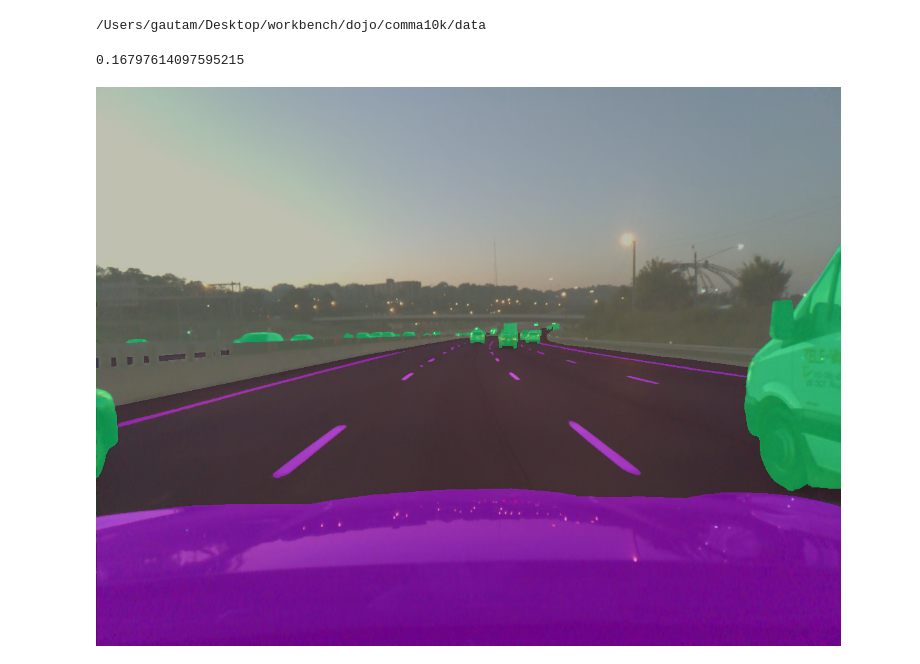
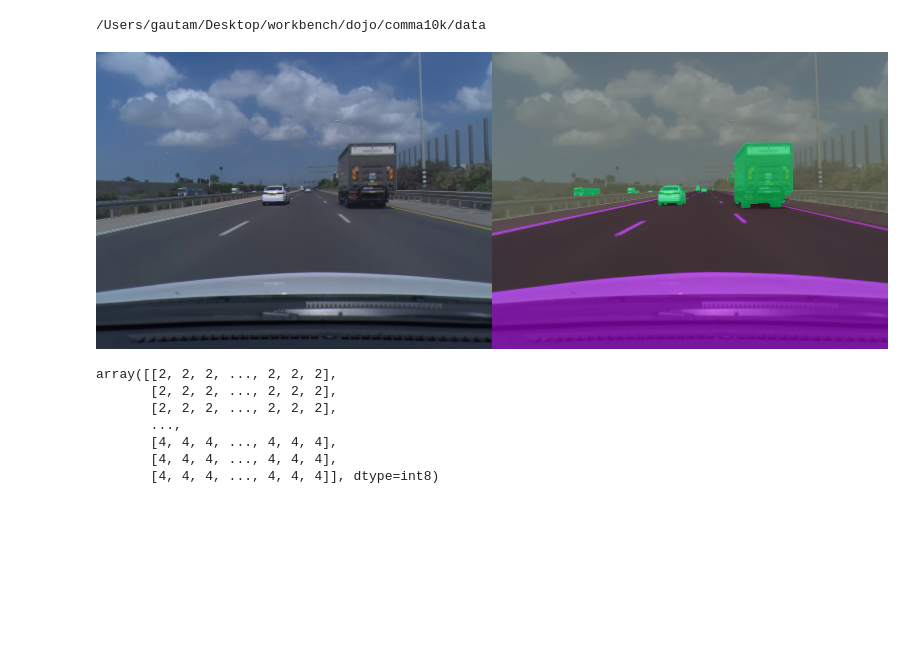
Before and after one commit to gmittal/ai-playground, a Jupyter notebook: nb/comma10k.ipynb, the cells around one changed output. Cells and saved outputs as stored; diff of their text form; code cells hidden in the pictures; blank space fills up the shorter version.

```diff
--- a/nb/comma10k.ipynb
+++ b/nb/comma10k.ipynb
@@ -7,9 +7,14 @@ import matplotlib.pyplot as plt
 cd ~/Desktop/workbench/dojo/comma10k/data
 # %% [output]
 /Users/gautam/Desktop/workbench/dojo/comma10k/data
+# %%
+def concat_img_horizontal(ims):
+    dst = Image.new('RGB', (ims[0].width * len(ims), ims[0].height))
+    for i, im in enumerate(ims):
+        dst.paste(im, (i * im.width, 0))
+    return dst
 # %%
 class Comma10K:
-
     def __init__(self, *, path, train):
         self.path = Path(path)
         with open(self.path / 'files_trainable') as f:
@@ -29,15 +34,16 @@ class Comma10K:
         return len(self.mask_files)
 
     def __getitem__(self, idx):
-        mask_path = Path(mask_files[idx])
+        mask_path = Path(self.mask_files[idx])
         img_path = self.path / Path('imgs') / mask_path.name
 
         # this is expensive
         rgb_mask = np.array(Image.open(mask_path))
         rgb_img = np.array(Image.open(img_path))
 
+        # use -1 as ignore index
         canvas = -np.ones(rgb_mask.shape[:2], dtype=np.int8)
-        for (cat_id, cat_rgb) in classes.values():
+        for (cat_id, cat_rgb) in self.classes.values():
             cat_x, cat_y, _ = np.where(rgb_mask == cat_rgb)
             canvas[cat_x, cat_y] = cat_id
 
@@ -45,18 +51,23 @@ class Comma10K:
 # %%
 ds = Comma10K(path='.', train=False)
 # %%
-import time
-start = time.time()
-rgb_img, canvas = ds[1000]
-end = time.time() - start
-print(end)
+rgb_img, canvas = ds[220]
 
 cmap = np.array([v[1] for v in ds.classes.values()], dtype=np.uint8)
 camera = Image.fromarray(rgb_img)
 rgb_canv = Image.fromarray(cmap[canvas]).convert("RGBA")
 rgb_canv.putalpha(127)
 camera.paste(rgb_canv, (0, 0), rgb_canv)
-camera
+concat_img_horizontal([Image.fromarray(rgb_img), camera])
 # %% [output]
-0.16797614097595215
-[figure, old version]
+[figure, new version]
+# %%
+canvas
+# %% [output]
+array([[2, 2, 2, ..., 2, 2, 2],
+       [2, 2, 2, ..., 2, 2, 2],
+       [2, 2, 2, ..., 2, 2, 2],
+       ...,
+       [4, 4, 4, ..., 4, 4, 4],
+       [4, 4, 4, ..., 4, 4, 4],
+       [4, 4, 4, ..., 4, 4, 4]], dtype=int8)
```
Also changed, not shown: 5 other files.
